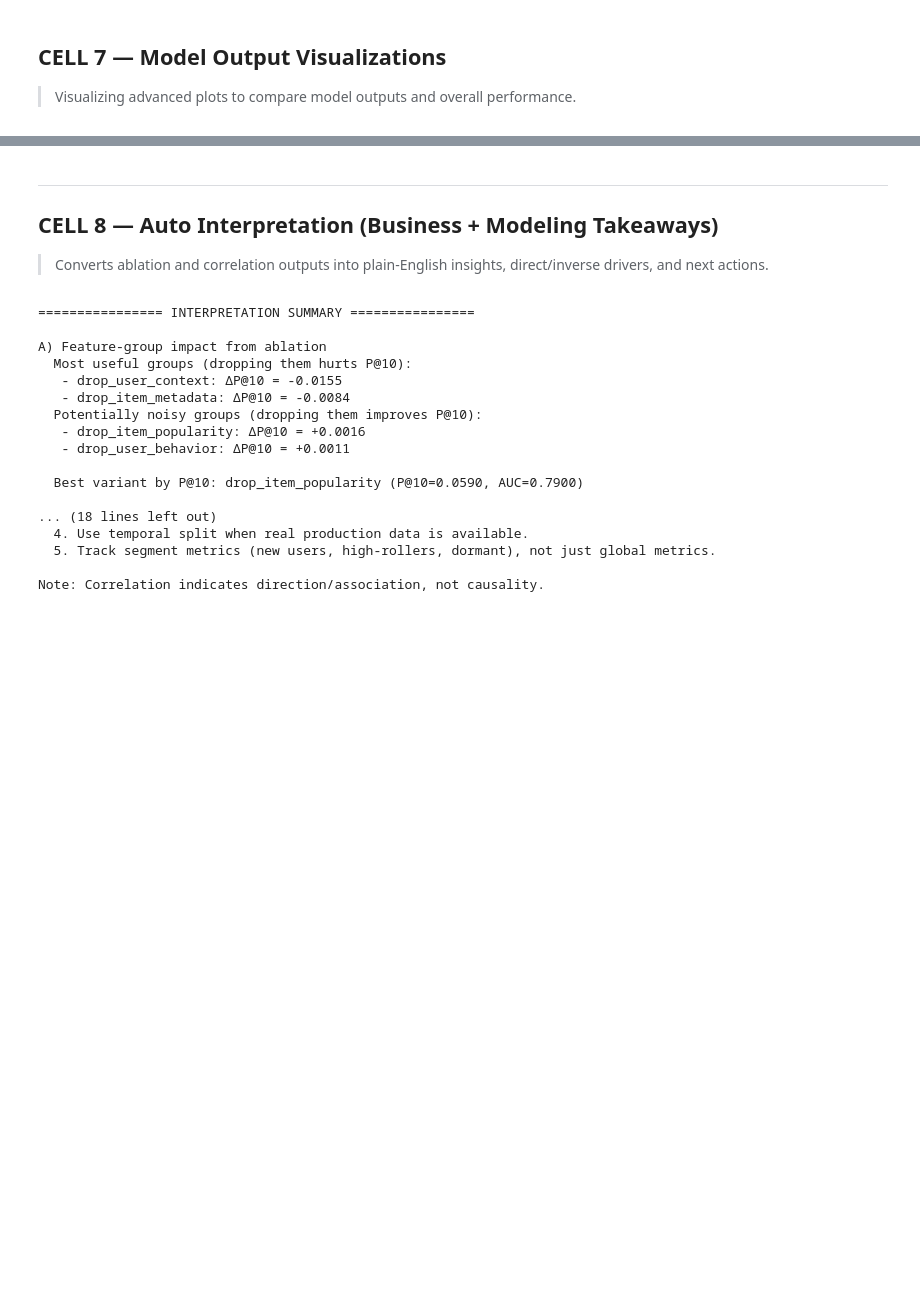
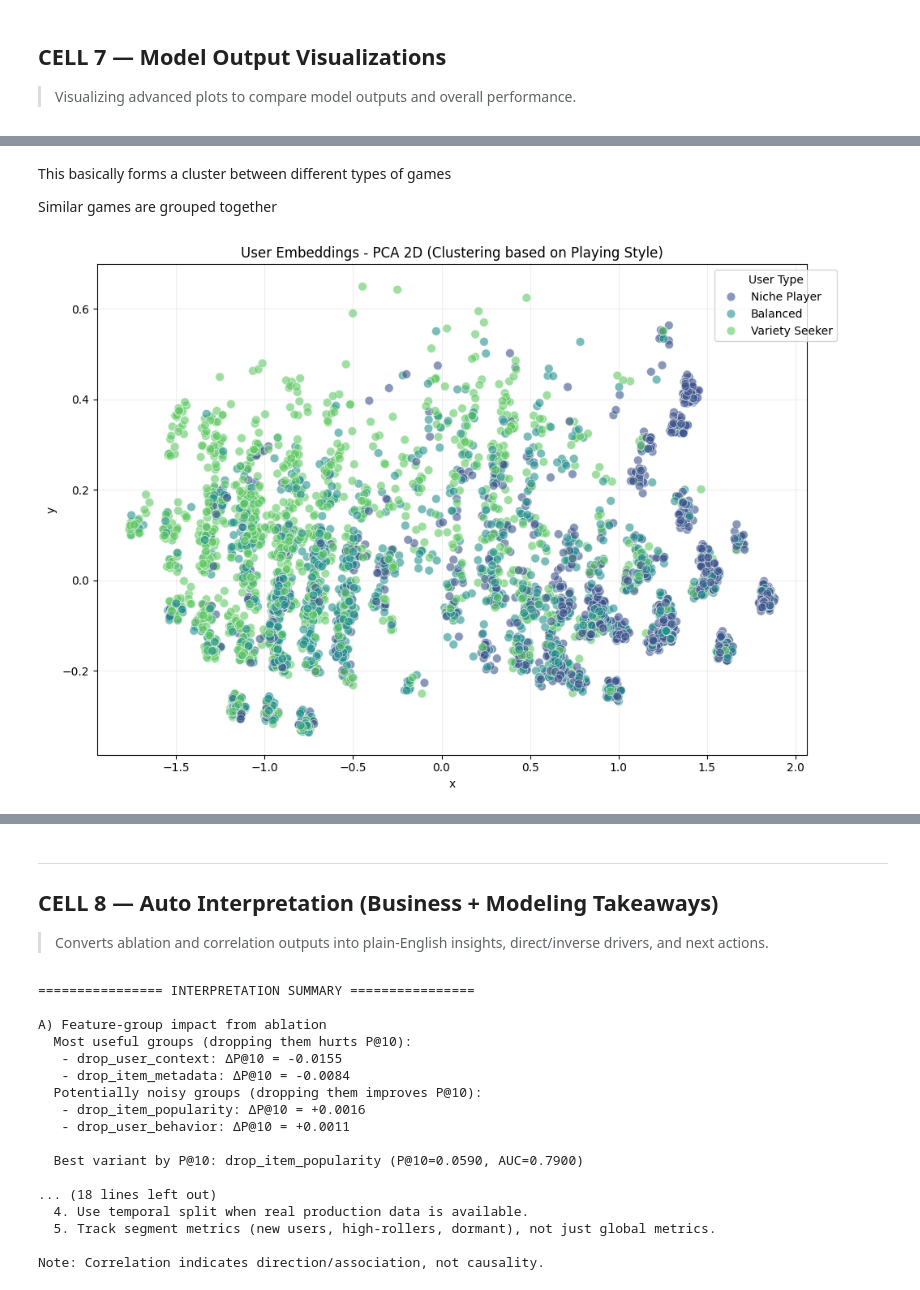
Before and after one commit to AyushDubeyaquagaming/Hybrid-RecSys, a Jupyter notebook: lightfm/recsys.ipynb, the cells around one changed output, grey strips where cells are left out. Cells and saved outputs as stored; diff of their text form; code cells hidden in the pictures; blank space fills up the shorter version.

```diff
--- a/lightfm/recsys.ipynb
+++ b/lightfm/recsys.ipynb
@@ -1667,0 +1794,36 @@ plt.show()
+# %% [markdown]
+This basically forms a cluster between different types of games
+
+Similar games are grouped together
+# %%
+# 1. User representations nikaalo
+_, user_emb = model.get_user_representations(features=user_features_matrix)
+
+# 2. PCA se 2D mein convert karo
+pca_u = PCA(n_components=2)
+user_2d = pca_u.fit_transform(user_emb)
+
+# 3. Visualization ke liye categorization (e.g., High vs Low Diversity users)
+# Hum users ko unki 'diversity_ratio' ke basis par color karenge
+user_plot_df = pd.DataFrame({
+    'x': user_2d[:, 0],
+    'y': user_2d[:, 1],
+    'diversity': ufe['diversity_ratio'].values
+})
+
+# Diversity ko categories mein baant dete hain color karne ke liye
+user_plot_df['Segment'] = pd.qcut(user_plot_df['diversity'], 3, labels=['Niche Player', 'Balanced', 'Variety Seeker'])
+
+plt.figure(figsize=(10, 7))
+sns.scatterplot(
+    data=user_plot_df, x='x', y='y',
+    hue='Segment', palette='viridis', alpha=0.6, s=60
+)
+
+plt.title("User Embeddings - PCA 2D (Clustering based on Playing Style)")
+plt.legend(title='User Type', bbox_to_anchor=(1.05, 1))
+plt.grid(True, alpha=0.2)
+plt.tight_layout()
+plt.show()
+# %% [output]
+[figure, added]
```
Also changed, not shown: parts of 35 cells of this notebook.
